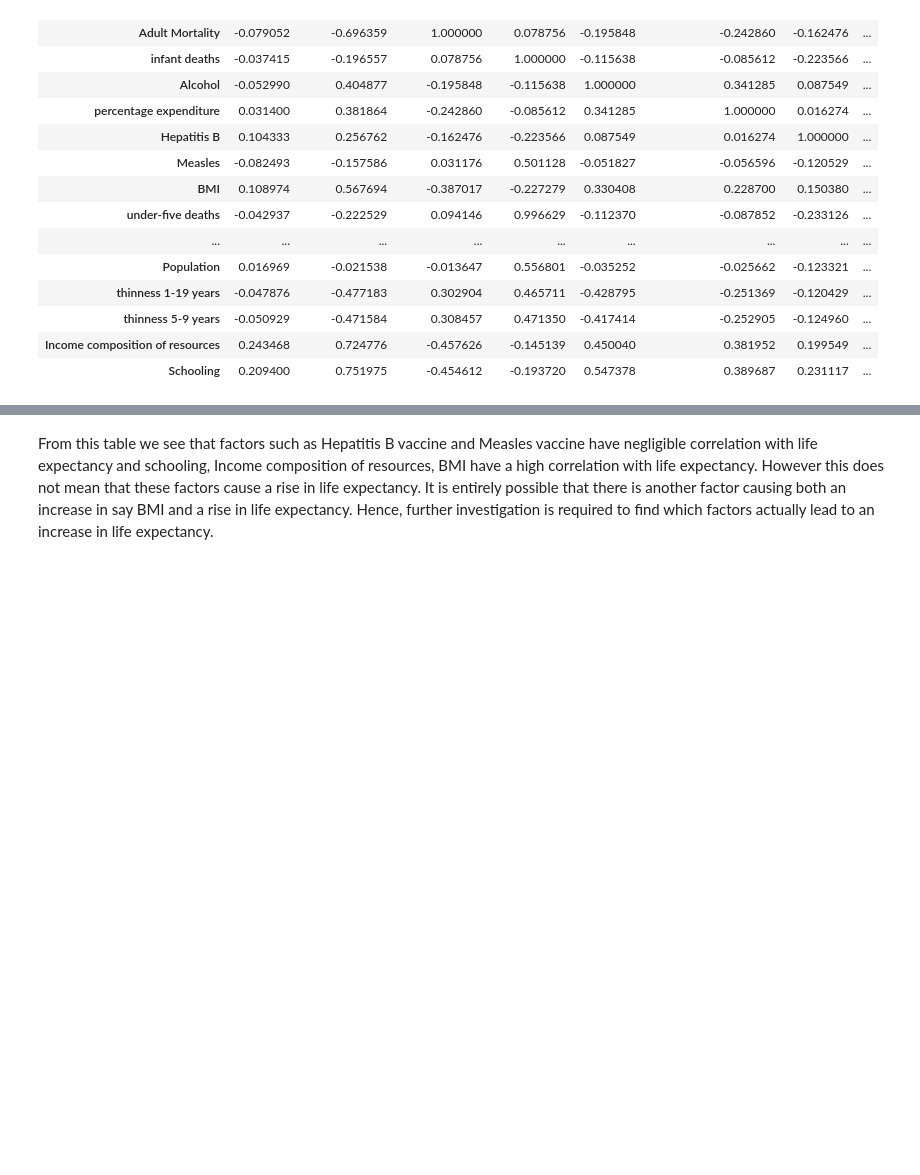
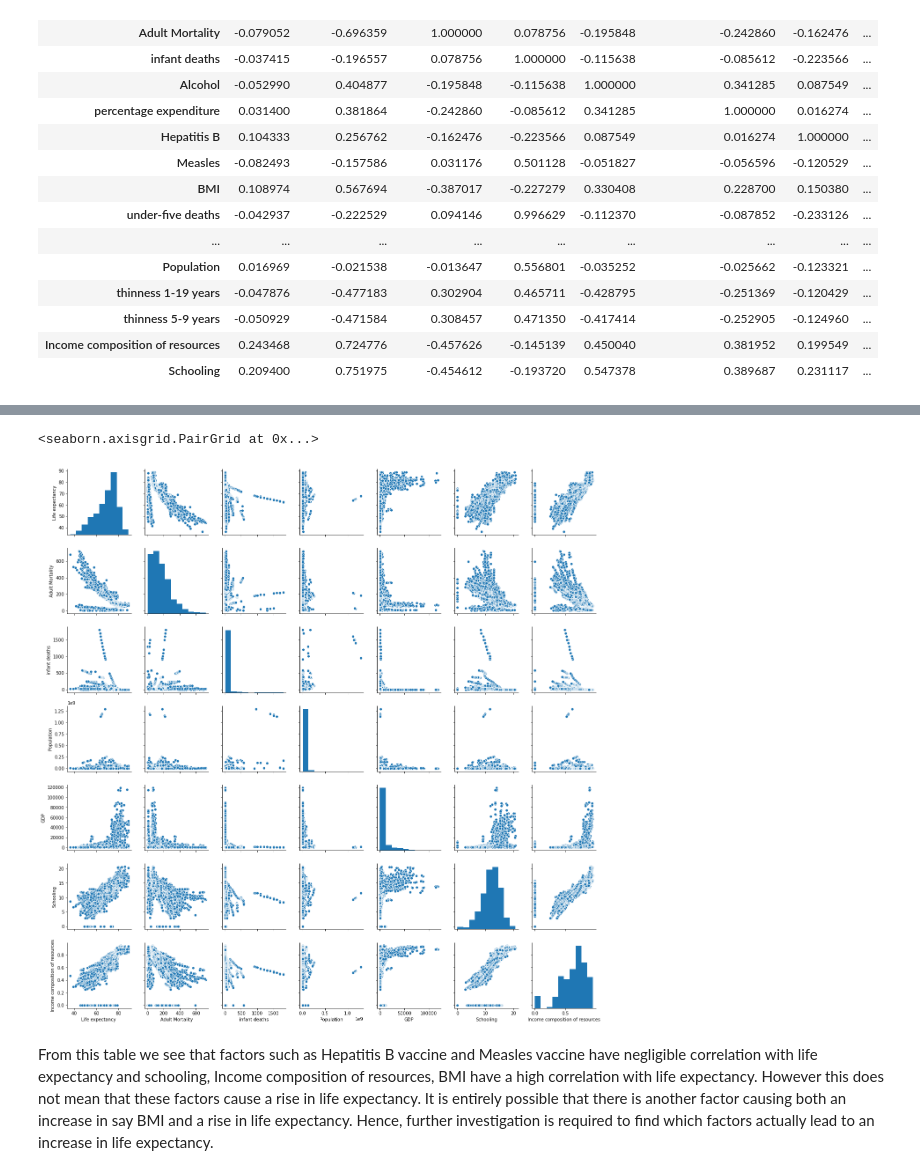
Before and after one commit to AdityaDeodeshmukh/WHO-Analysis, a Jupyter notebook: Factors affecting Life expectancy.ipynb, the cells around one changed output, grey strips where cells are left out. Drawn from its saved outputs; the diff is of its cells as text; code cells hidden in the pictures; blank space fills up the shorter version.

```diff
--- a/Factors affecting Life expectancy.ipynb
+++ b/Factors affecting Life expectancy.ipynb
@@ -43,3 +49,9 @@ df.corr()
+# %%
+df1=df[["Life expectancy ","Adult Mortality","infant deaths","Population","GDP","Schooling","Income composition of resources"]]
+sns.pairplot(df1)
+# %% [output]
+<seaborn.axisgrid.PairGrid at 0x...>
+[figure, added]
 # %% [markdown]
 From this table we see that factors such as Hepatitis B vaccine and Measles vaccine have negligible correlation with life expectancy and schooling, Income composition of resources, BMI have a high correlation with life expectancy. However this does not mean that these factors cause a rise in life expectancy. It is entirely possible that there is another factor causing both an increase in say BMI and a rise in life expectancy. Hence, further investigation is required to find which factors actually lead to an increase in life expectancy.
 # %% [markdown]
```
Also changed, not shown: parts of 2 cells of this notebook, 5 other files.
